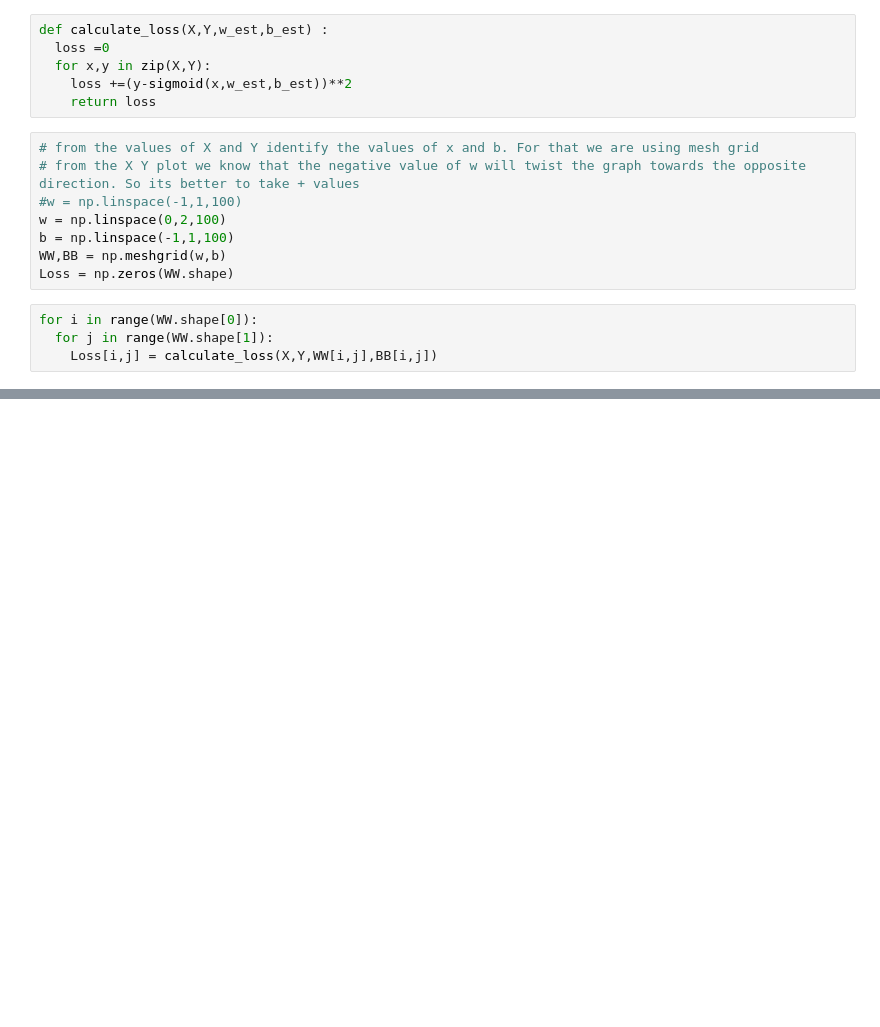
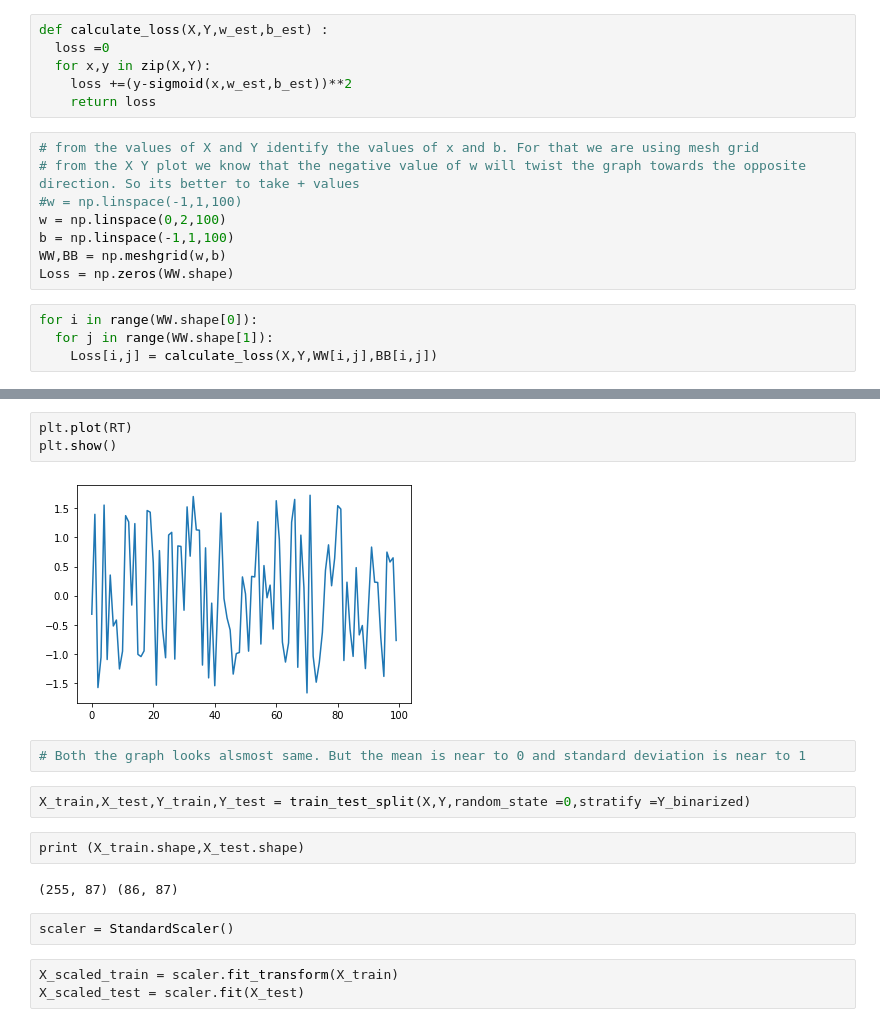
Before and after one commit to rajeshchengannur/DeepLearning, a Jupyter notebook: DL103_SigmoidNeuron.ipynb, the cells around one changed output, grey strips where cells are left out. Drawn from its saved outputs; the diff is of its cells as text; blank space fills up the shorter version.

```diff
--- a/DL103_SigmoidNeuron.ipynb
+++ b/DL103_SigmoidNeuron.ipynb
@@ -156,0 +353,18 @@ print(WW[i,j],BB[i,j])
+# %%
+plt.plot(RT)
+plt.show()
+# %% [output]
+[figure, added]
+# %%
+# Both the graph looks alsmost same. But the mean is near to 0 and standard deviation is near to 1
+# %%
+X_train,X_test,Y_train,Y_test = train_test_split(X,Y,random_state =0,stratify =Y_binarized)
+# %%
+print (X_train.shape,X_test.shape)
+# %% [output]
+(255, 87) (86, 87)
+# %%
+scaler = StandardScaler()
+# %%
+X_scaled_train = scaler.fit_transform(X_train)
+X_scaled_test = scaler.fit(X_test)
```
Also changed, not shown: parts of 50 cells of this notebook.
